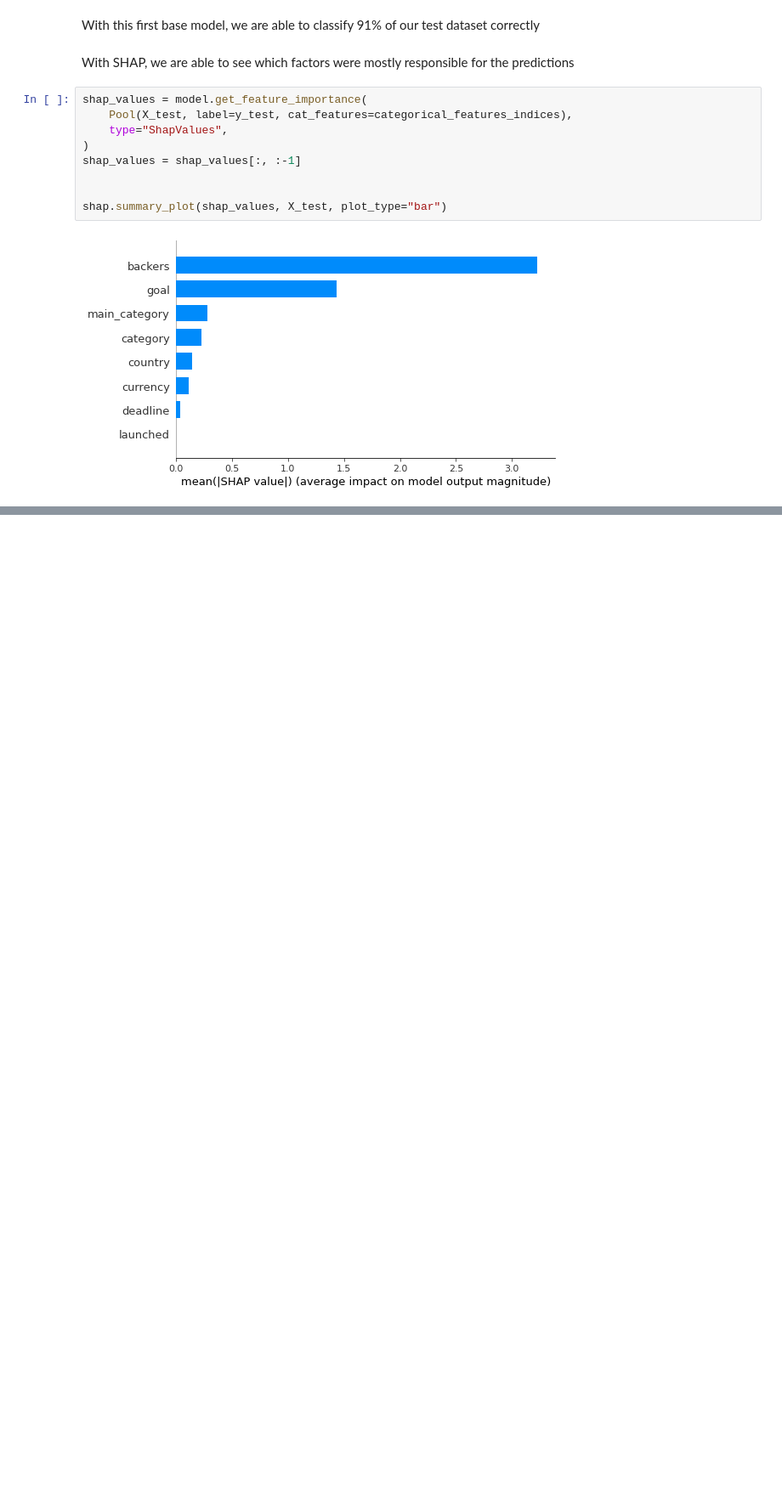
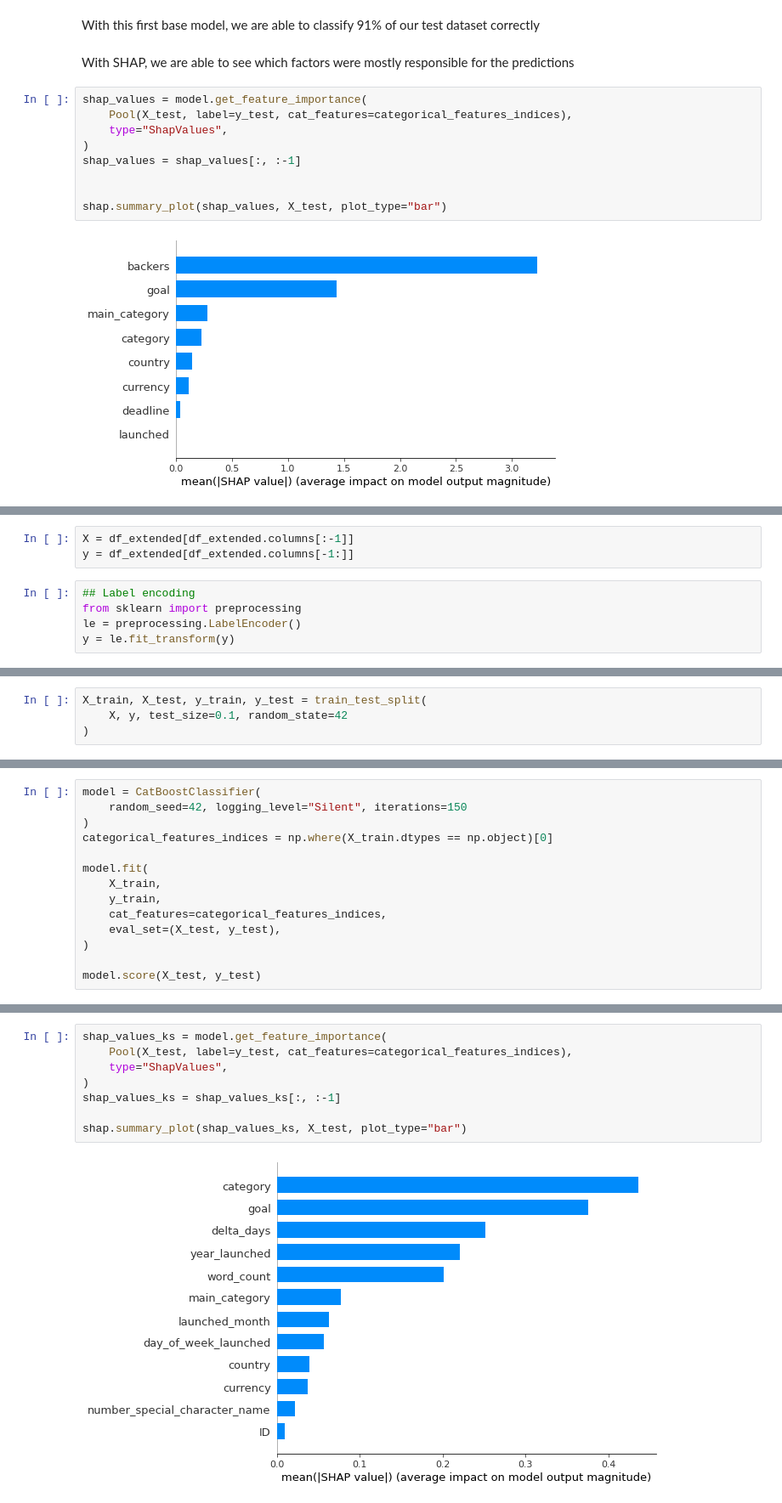
Before and after one commit to KPC6796/Kickstarter_Shap_CI, a Jupyter notebook: notebook.ipynb, the cells around one changed output, grey strips where cells are left out. Shown: that part at 85% size. Saved outputs shown, nothing was run; the diff lists cells and outputs as text; blank space fills up the shorter version.

```diff
--- a/notebook.ipynb
+++ b/notebook.ipynb
@@ -213,0 +281,8 @@ shap.summary_plot(shap_values, X_test, plot_type="bar")
+# %%
+X = df_extended[df_extended.columns[:-1]]
+y = df_extended[df_extended.columns[-1:]]
+# %%
+## Label encoding
+from sklearn import preprocessing
+le = preprocessing.LabelEncoder()
+y = le.fit_transform(y)
@@ -213,0 +291,4 @@ shap.summary_plot(shap_values, X_test, plot_type="bar")
+# %%
+X_train, X_test, y_train, y_test = train_test_split(
+    X, y, test_size=0.1, random_state=42
+)
@@ -213,0 +297,14 @@ shap.summary_plot(shap_values, X_test, plot_type="bar")
+# %%
+model = CatBoostClassifier(
+    random_seed=42, logging_level="Silent", iterations=150
+)
+categorical_features_indices = np.where(X_train.dtypes == np.object)[0]
+
+model.fit(
+    X_train,
+    y_train,
+    cat_features=categorical_features_indices,
+    eval_set=(X_test, y_test),
+)
+
+model.score(X_test, y_test)
@@ -213,0 +315,10 @@ shap.summary_plot(shap_values, X_test, plot_type="bar")
+# %%
+shap_values_ks = model.get_feature_importance(
+    Pool(X_test, label=y_test, cat_features=categorical_features_indices),
+    type="ShapValues",
+)
+shap_values_ks = shap_values_ks[:, :-1]
+
+shap.summary_plot(shap_values_ks, X_test, plot_type="bar")
+# %% [output]
+[figure, added]
```
Also changed, not shown: parts of 19 cells of this notebook.
